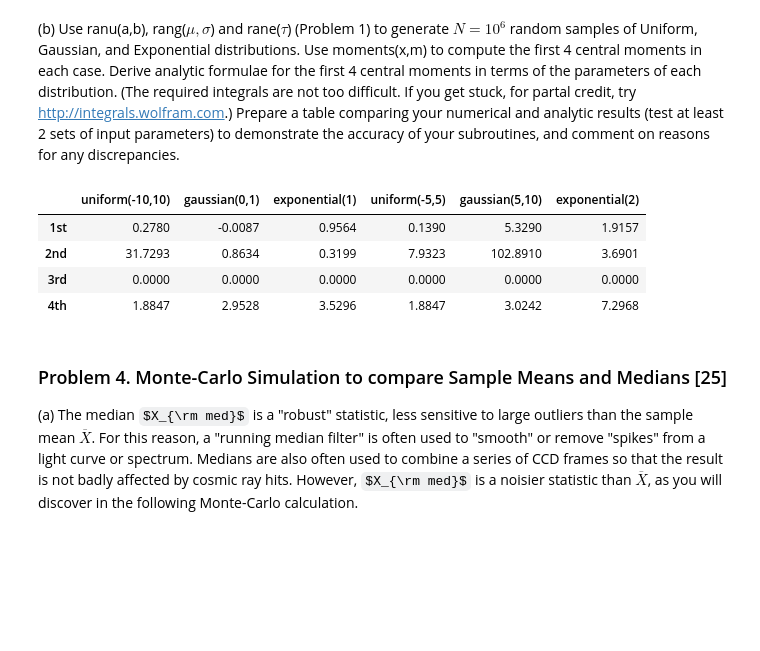
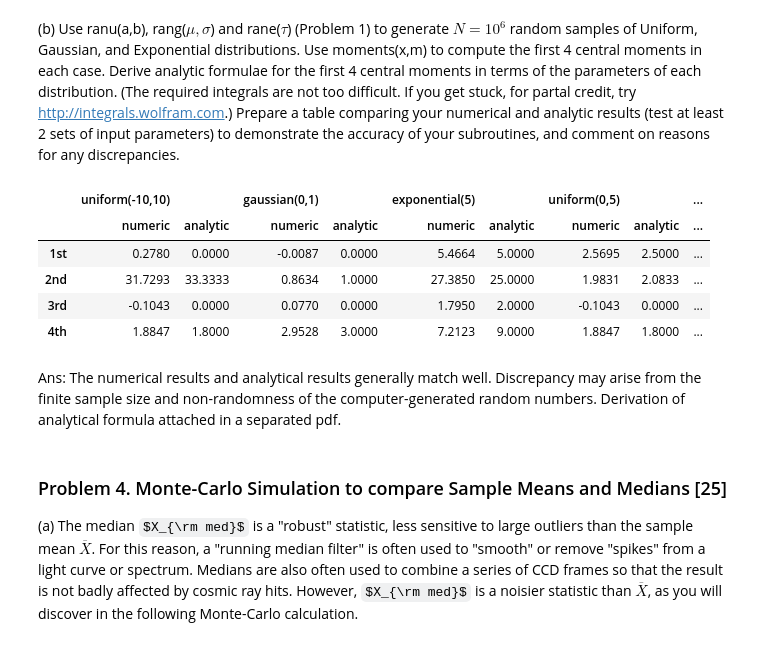
Before and after one commit to alphalyncis/adaa, a Jupyter notebook: hw1/hw1_xueqing.ipynb, the cells around one changed output. Drawn from its saved outputs; the diff is of its cells as text; code cells hidden in the pictures; some formulas as TeX source; blank space fills up the shorter version.

```diff
--- a/hw1/hw1.ipynb
+++ b/hw1/hw1_xueqing.ipynb
@@ -318,7 +324,8 @@ def moments(arr, m):
     xmom = np.zeros(m)
     xmom[0] = np.mean(arr)
     xmom[1] = np.var(arr, ddof=1)
-    xmom[m-1] = np.mean(((arr - xmom[0]) / np.std(arr))**m)
+    for order in range(3, m+1):
+        xmom[order-1] = np.mean(((arr - np.mean(arr)) / np.std(arr))**order)
     return xmom
 # %% [markdown]
 (b) Use ranu(a,b), rang($\mu,\sigma$) and rane($\tau$) (Problem 1) to generate $N=10^6$ random samples of Uniform, Gaussian, and Exponential distributions. Use moments(x,m) to compute the first 4 central moments in each case. Derive analytic formulae for the first 4 central moments in terms of the parameters of each distribution. (The required integrals are not too difficult. If you get stuck, for partal credit, try http://integrals.wolfram.com.)
@@ -326,34 +333,43 @@ Prepare a table comparing your numerical and analytic results (test at least 2 s
 # %%
 # first set of parameters
 size = 1000000
 uniform_sample = draw_ranu_sample(-10, 10, size)
 gaussian_sample = draw_rang_sample(0, 1, size)
-exponential_sample = draw_rane_sample(1, size)
+exponential_sample = draw_rane_sample(5, size)
 
 sample_moments = {
-    "uniform(-10,10)": moments(uniform_sample, 4),
-    "gaussian(0,1)": moments(gaussian_sample, 4),
-    "exponential(1)": moments(exponential_sample, 4)
+    ("uniform(-10,10)","numeric"): moments(uniform_sample, 4),
+    ("uniform(-10,10)","analytic"): [0., 33.3333, 0., 1.8],
+    ("gaussian(0,1)","numeric"):moments(gaussian_sample, 4),
+    ("gaussian(0,1)","analytic"): [0., 1., 0., 3.],
+    ("exponential(5)","numeric"):moments(exponential_sample, 4),
+    ("exponential(5)","analytic"): [5., 25., 2., 9.],
 }
 
 # second set of parameters
 size = 1000000
-uniform_sample = draw_ranu_sample(-5, 5, size)
+uniform_sample = draw_ranu_sample(0, 5, size)
 gaussian_sample = draw_rang_sample(5, 10, size)
 exponential_sample = draw_rane_sample(2, size)
 
-sample_moments["uniform(-5,5)"] = moments(uniform_sample, 4)
-sample_moments["gaussian(5,10)"] = moments(gaussian_sample, 4)
-sample_moments["exponential(2)"] = moments(exponential_sample, 4)
+sample_moments[("uniform(0,5)", "numeric")] = moments(uniform_sample, 4)
+sample_moments[("uniform(0,5)", "analytic")] = [2.5, 2.0833, 0., 1.8]
+sample_moments[("gaussian(5,10)", "numeric")] = moments(gaussian_sample, 4)
+sample_moments[("gaussian(5,10)", "analytic")] = [5., 100, 0., 3.]
+sample_moments[("exponential(2)", "numeric")] = moments(exponential_sample, 4)
+sample_moments[("exponential(2)", "analytic")] = [2., 4., 2., 9.]
 
 df = pd.DataFrame(sample_moments, index=["1st", "2nd", "3rd", "4th"])
 display(df)
 # %% [output]
-|  | uniform(-10,10) | gaussian(0,1) | exponential(1) | uniform(-5,5) | gaussian(5,10) | exponential(2) |
-| 1st | 0.2780 | -0.0087 | 0.9564 | 0.1390 | 5.3290 | 1.9157 |
-| 2nd | 31.7293 | 0.8634 | 0.3199 | 7.9323 | 102.8910 | 3.6901 |
-| 3rd | 0.0000 | 0.0000 | 0.0000 | 0.0000 | 0.0000 | 0.0000 |
-| 4th | 1.8847 | 2.9528 | 3.5296 | 1.8847 | 3.0242 | 7.2968 |
+|  | uniform(-10,10) |  | gaussian(0,1) |  | exponential(5) |  | uniform(0,5) |  | ... |
+|  | numeric | analytic | numeric | analytic | numeric | analytic | numeric | analytic | ... |
+| 1st | 0.2780 | 0.0000 | -0.0087 | 0.0000 | 5.4664 | 5.0000 | 2.5695 | 2.5000 | ... |
+| 2nd | 31.7293 | 33.3333 | 0.8634 | 1.0000 | 27.3850 | 25.0000 | 1.9831 | 2.0833 | ... |
+| 3rd | -0.1043 | 0.0000 | 0.0770 | 0.0000 | 1.7950 | 2.0000 | -0.1043 | 0.0000 | ... |
+| 4th | 1.8847 | 1.8000 | 2.9528 | 3.0000 | 7.2123 | 9.0000 | 1.8847 | 1.8000 | ... |
+# %% [markdown]
+Ans: The numerical results and analytical results generally match well. Discrepancy may arise from the finite sample size and non-randomness of the computer-generated random numbers. Derivation of analytical formula attached in a separated pdf.
 # %% [markdown]
 ### Problem 4. Monte-Carlo Simulation to compare Sample Means and Medians [25]
 
```
Also changed, not shown: parts of 11 cells of this notebook, 3 other files.
